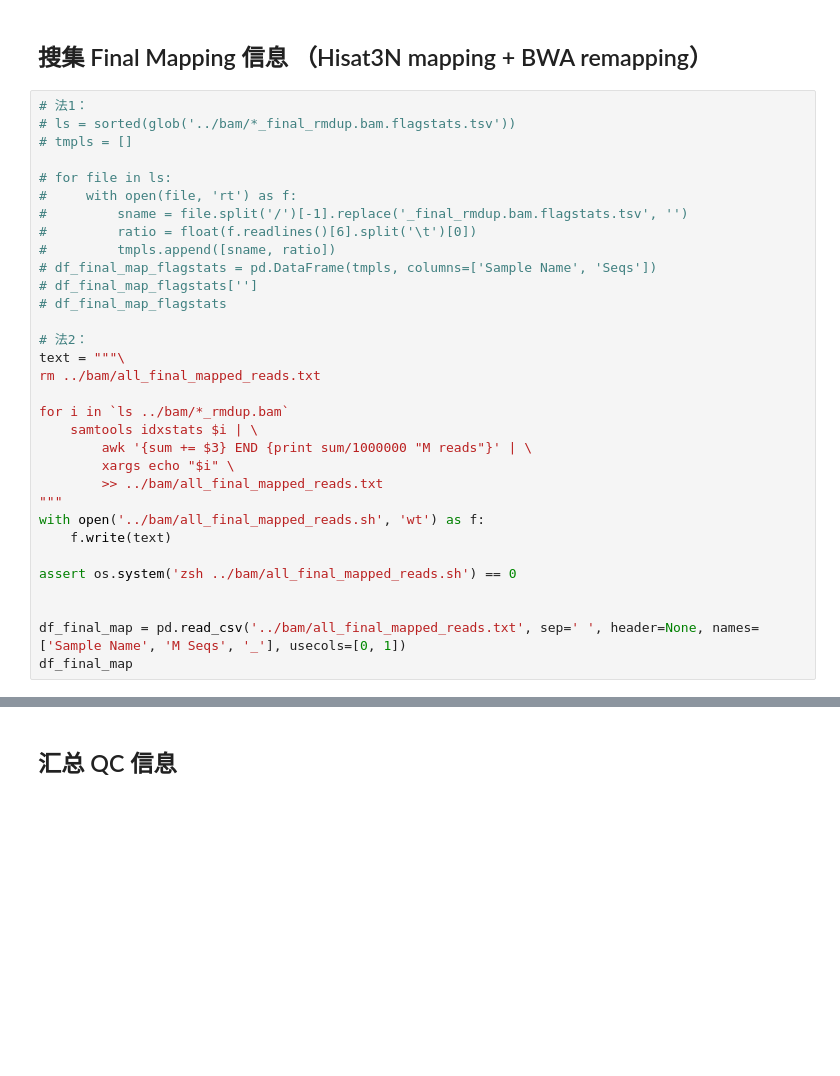
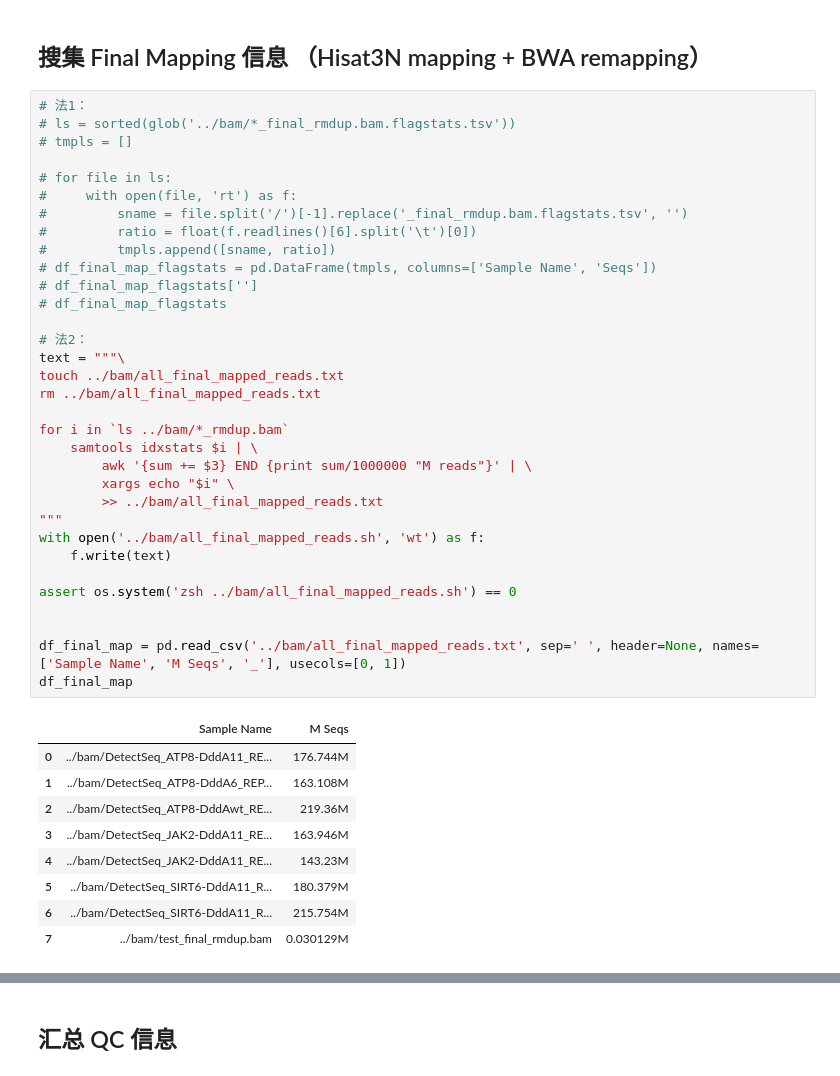
Before and after one commit to hermanzhaozzzz/snakepipes_detect-seq, a Jupyter notebook: step.03.local_analysis.ipynb, the cells around one changed output, grey strips where cells are left out. Cells and saved outputs as stored; diff of their text form; blank space fills up the shorter version.

```diff
--- a/step.03.local_analysis.ipynb
+++ b/step.03.local_analysis.ipynb
@@ -103,33 +132,44 @@ df_3n
 # ls = sorted(glob('../bam/*_final_rmdup.bam.flagstats.tsv'))
 # tmpls = []
 
 # for file in ls:
 #     with open(file, 'rt') as f:
 #         sname = file.split('/')[-1].replace('_final_rmdup.bam.flagstats.tsv', '')
 #         ratio = float(f.readlines()[6].split('\t')[0])
 #         tmpls.append([sname, ratio])
 # df_final_map_flagstats = pd.DataFrame(tmpls, columns=['Sample Name', 'Seqs'])
 # df_final_map_flagstats['']
 # df_final_map_flagstats
 
 # 法2：
 text = """\
+touch ../bam/all_final_mapped_reads.txt
 rm ../bam/all_final_mapped_reads.txt
 
 for i in `ls ../bam/*_rmdup.bam`
     samtools idxstats $i | \
     	awk '{sum += $3} END {print sum/1000000 "M reads"}' | \
     	xargs echo "$i" \
     	>> ../bam/all_final_mapped_reads.txt
 """
 with open('../bam/all_final_mapped_reads.sh', 'wt') as f:
     f.write(text)
 
 assert os.system('zsh ../bam/all_final_mapped_reads.sh') == 0
 
 
 df_final_map = pd.read_csv('../bam/all_final_mapped_reads.txt', sep=' ', header=None, names=['Sample Name', 'M Seqs', '_'], usecols=[0, 1])
 df_final_map
+# %% [output]
+|  | Sample Name | M Seqs |
+| 0 | ../bam/DetectSeq_ATP8-DddA11_RE... | 176.744M |
+| 1 | ../bam/DetectSeq_ATP8-DddA6_REP... | 163.108M |
+| 2 | ../bam/DetectSeq_ATP8-DddAwt_RE... | 219.36M |
+| 3 | ../bam/DetectSeq_JAK2-DddA11_RE... | 163.946M |
+| 4 | ../bam/DetectSeq_JAK2-DddA11_RE... | 143.23M |
+| 5 | ../bam/DetectSeq_SIRT6-DddA11_R... | 180.379M |
+| 6 | ../bam/DetectSeq_SIRT6-DddA11_R... | 215.754M |
+| 7 | ../bam/test_final_rmdup.bam | 0.030129M |
 # %%
 df_final_map['Sample Name'] = df_final_map['Sample Name'].str.replace('../bam/', '').str.replace('_final_rmdup.bam', '')
 df_final_map.rename(columns={'M Seqs': 'M Seqs <final mapped rm dup>'}, inplace=True)
```
Also changed, not shown: parts of 37 cells of this notebook.
